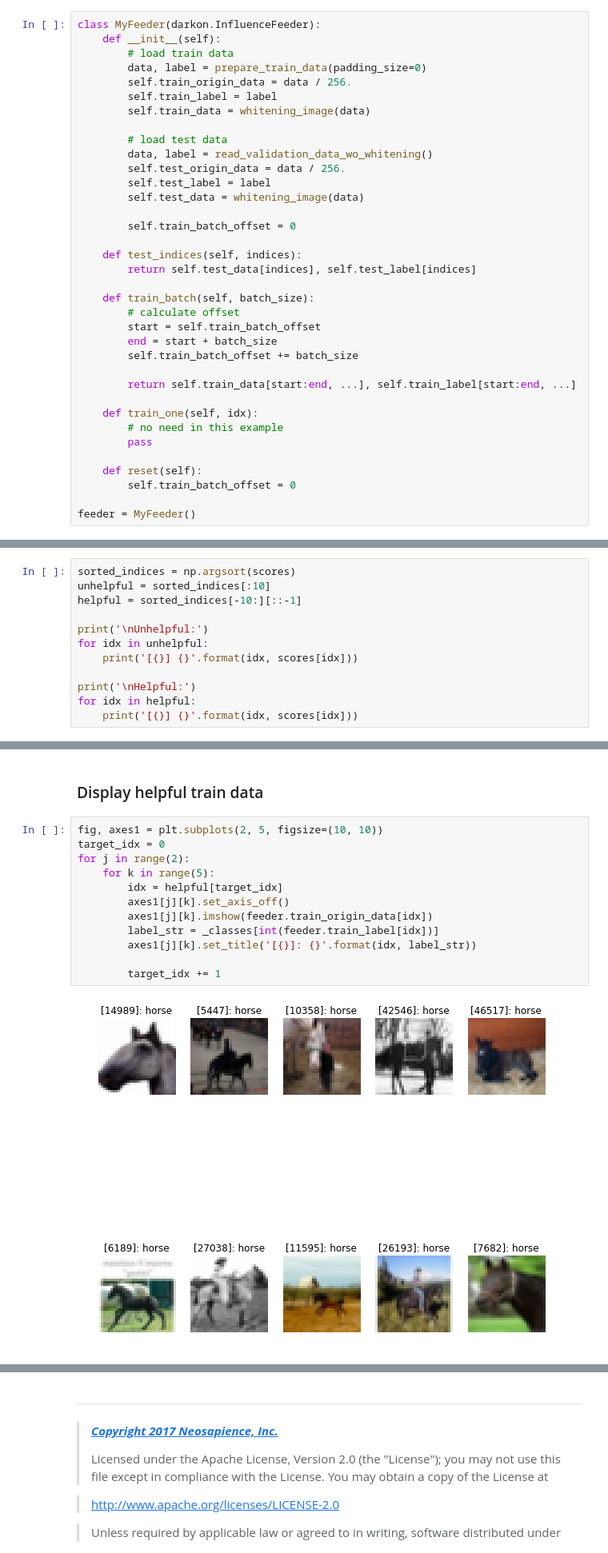
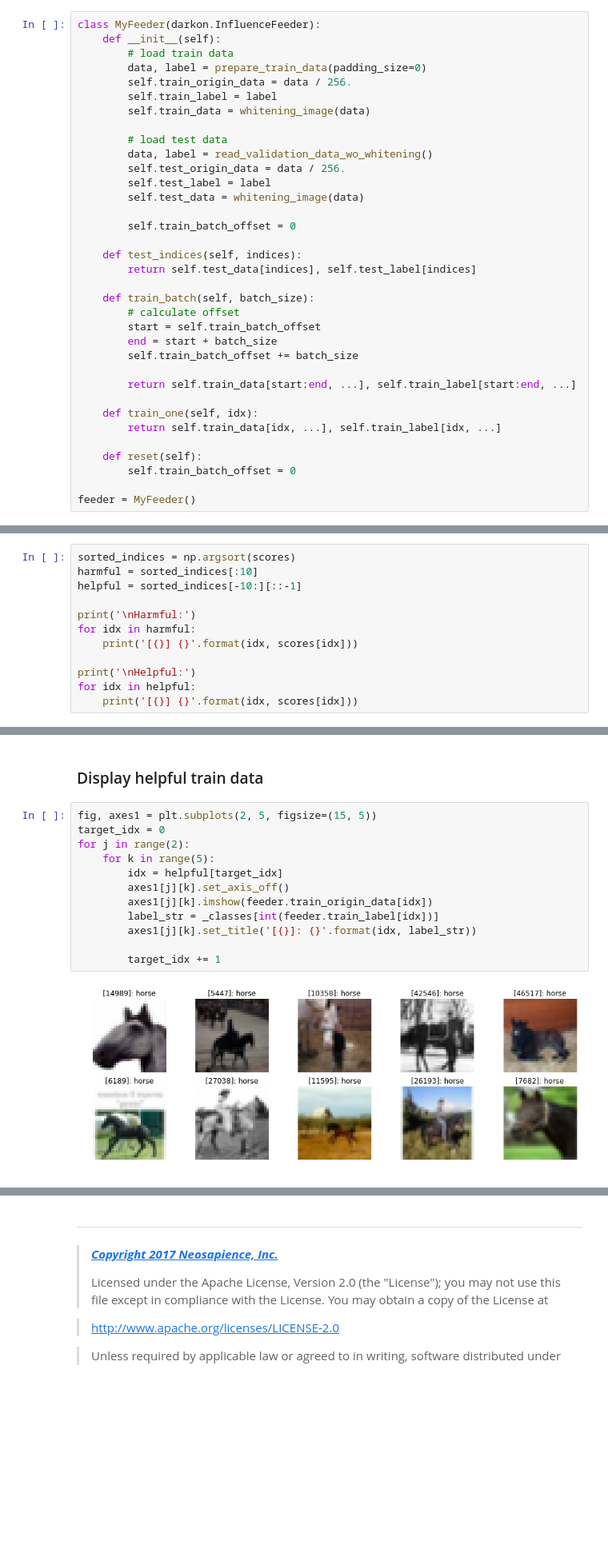
Before and after one commit to darkonhub/darkon-examples, a Jupyter notebook: cifar10-resnet/influence_cifar10_resnet.ipynb, the cells around one changed output, grey strips where cells are left out. Shown at 80% size. Drawn from its saved outputs; the diff is of its cells as text; blank space fills up the shorter version.

```diff
--- a/cifar10-resnet/influence_cifar10_resnet.ipynb
+++ b/cifar10-resnet/influence_cifar10_resnet.ipynb
@@ -80,8 +84,7 @@ class MyFeeder(darkon.InfluenceFeeder):
         return self.train_data[start:end, ...], self.train_label[start:end, ...]
 
     def train_one(self, idx):
-        # no need in this example
-        pass
+        return self.train_data[idx, ...], self.train_label[idx, ...]
 
     def reset(self):
         self.train_batch_offset = 0
@@ -177,11 +170,11 @@ scores = inspector.upweighting_influence_batch(
 ### Check helpful/unhelpful indices and scores
 # %%
 sorted_indices = np.argsort(scores)
-unhelpful = sorted_indices[:10]
+harmful = sorted_indices[:10]
 helpful = sorted_indices[-10:][::-1]
 
-print('\nUnhelpful:')
-for idx in unhelpful:
+print('\nHarmful:')
+for idx in harmful:
     print('[{}] {}'.format(idx, scores[idx]))
 
 print('\nHelpful:')
@@ -208,17 +201,17 @@ Unhelpful:
 # %% [markdown]
 ### Display helpful train data
 # %%
-fig, axes1 = plt.subplots(2, 5, figsize=(10, 10))
+fig, axes1 = plt.subplots(2, 5, figsize=(15, 5))
 target_idx = 0
 for j in range(2):
     for k in range(5):
         idx = helpful[target_idx]
         axes1[j][k].set_axis_off()
         axes1[j][k].imshow(feeder.train_origin_data[idx])
         label_str = _classes[int(feeder.train_label[idx])]
         axes1[j][k].set_title('[{}]: {}'.format(idx, label_str))
 
         target_idx += 1
 # %% [output]
-[figure, old version]
+[figure, new version]
 # %% [markdown]
```
Also changed, not shown: parts of 6 cells of this notebook.
